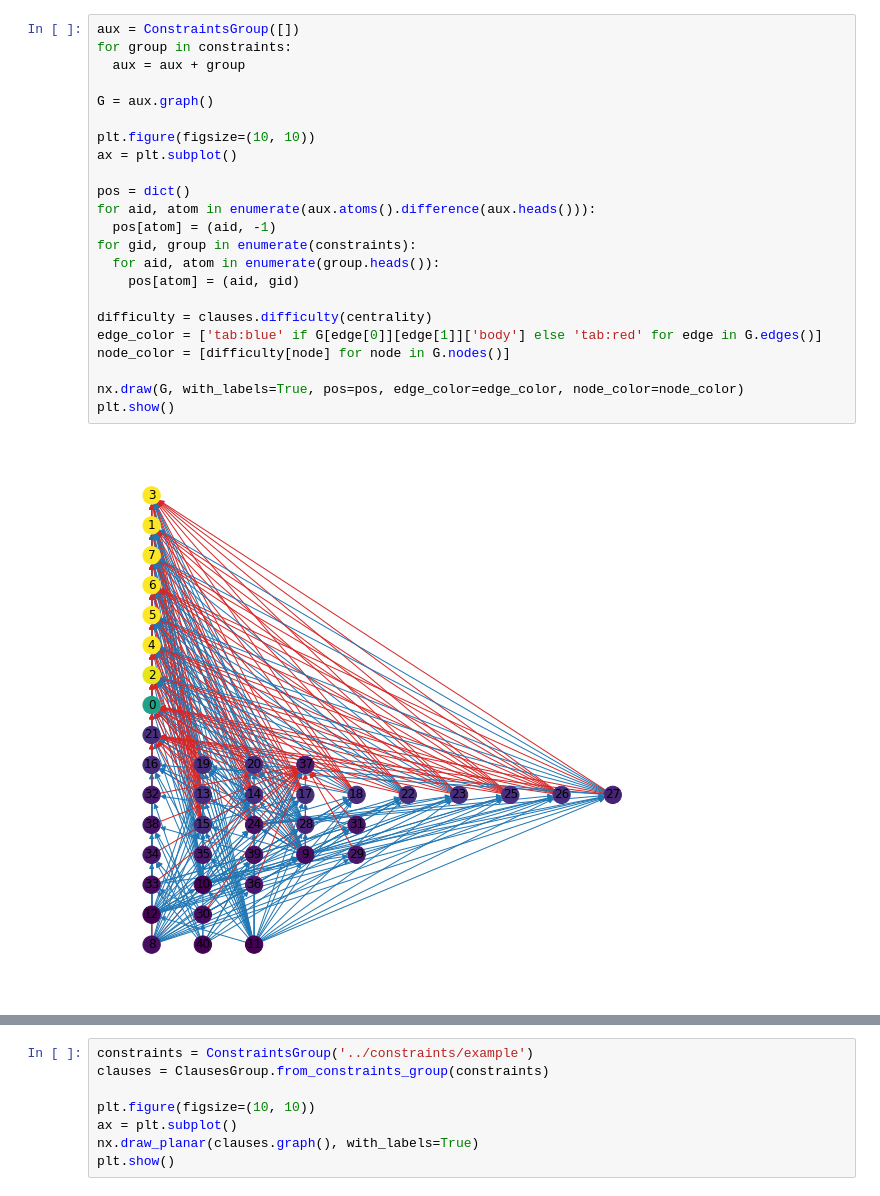
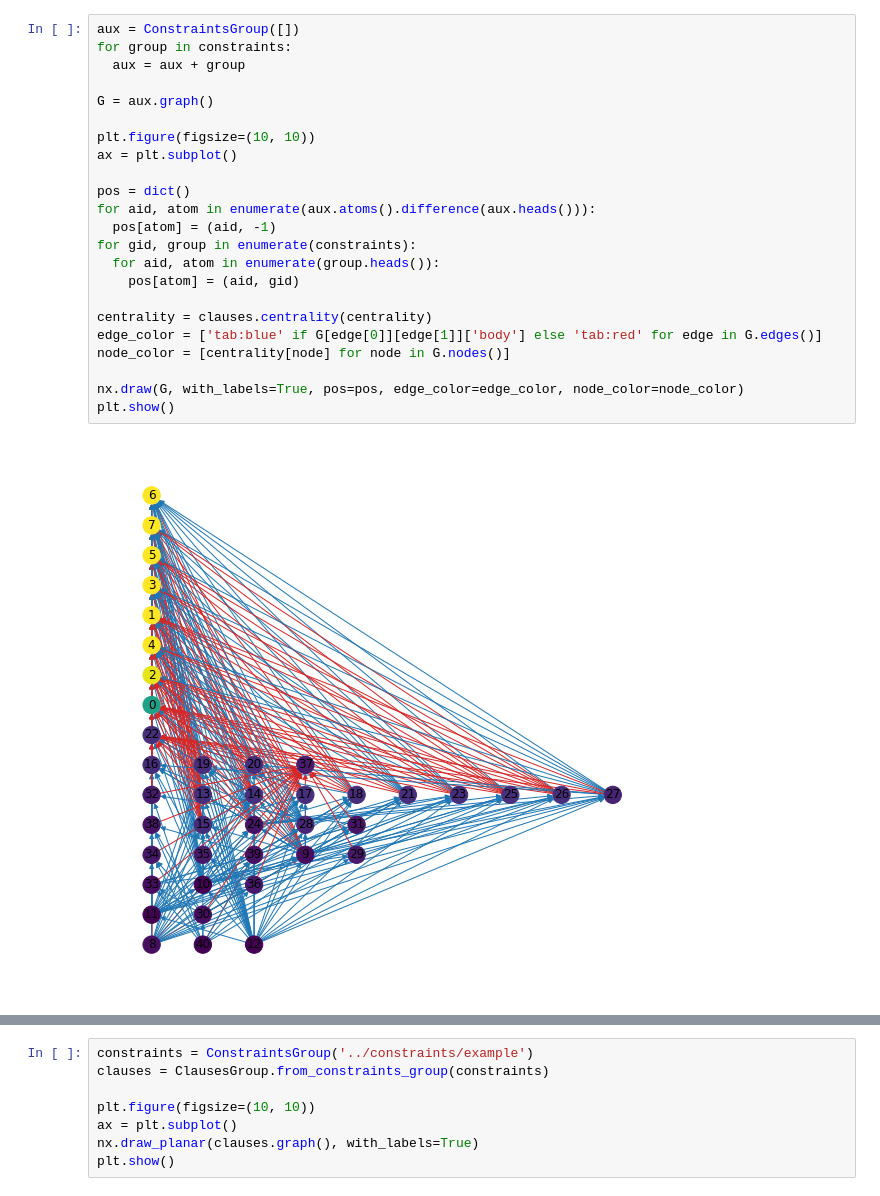
Before and after one commit to atatomir/CCN, a Jupyter notebook: experiments/Stratification.ipynb, the cells around one changed output, grey strips where cells are left out. Cells and saved outputs as stored; diff of their text form.

```diff
--- a/experiments/Stratification.ipynb
+++ b/experiments/Stratification.ipynb
@@ -38,28 +70,28 @@ print(sum(lens))
 # %%
 aux = ConstraintsGroup([])
 for group in constraints:
   aux = aux + group
 
 G = aux.graph()
 
 plt.figure(figsize=(10, 10))
 ax = plt.subplot()
 
 pos = dict()
 for aid, atom in enumerate(aux.atoms().difference(aux.heads())):
   pos[atom] = (aid, -1)
 for gid, group in enumerate(constraints):
   for aid, atom in enumerate(group.heads()):
     pos[atom] = (aid, gid)
 
-difficulty = clauses.difficulty(centrality)
+centrality = clauses.centrality(centrality)
 edge_color = ['tab:blue' if G[edge[0]][edge[1]]['body'] else 'tab:red' for edge in G.edges()]
-node_color = [difficulty[node] for node in G.nodes()]
+node_color = [centrality[node] for node in G.nodes()]
 
 nx.draw(G, with_labels=True, pos=pos, edge_color=edge_color, node_color=node_color)
 plt.show()
 # %% [output]
-[figure, old version]
+[figure, new version]
 # %%
 G = aux.duograph()
 
```
Also changed, not shown: parts of 4 cells of this notebook, 4 other files.
